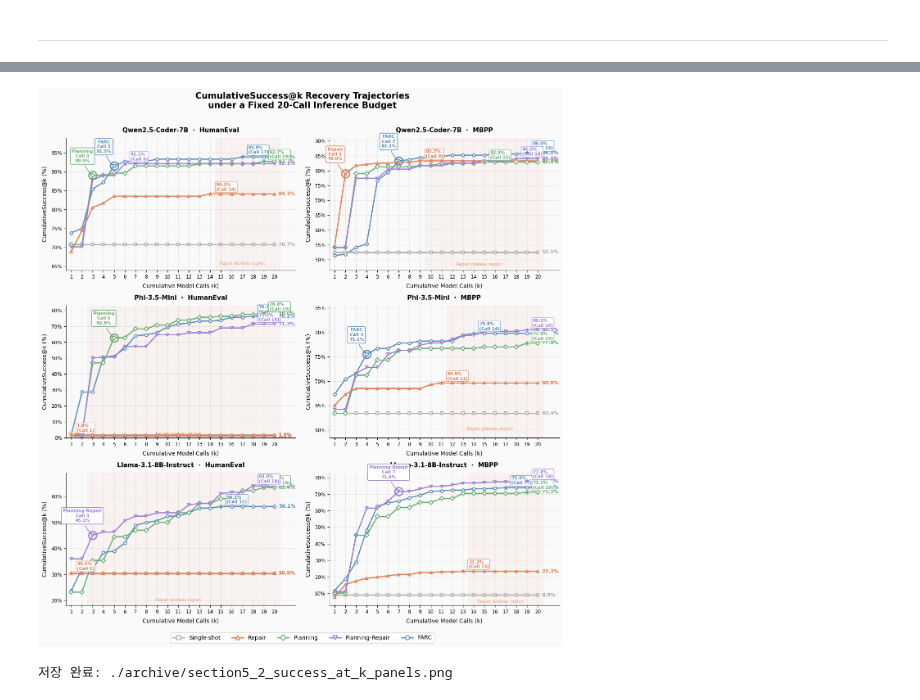
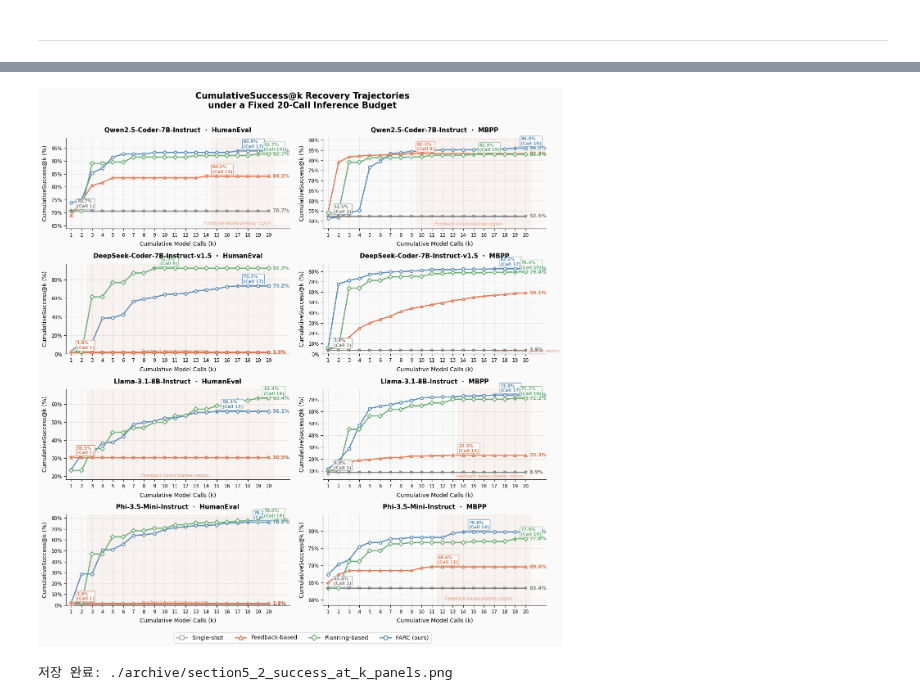
Before and after one commit to dibk100/project_IR_focus_sLM_orchestration, a Jupyter notebook: analysis/section5_2.ipynb, the cells around one changed output, grey strips where cells are left out. Cells and saved outputs as stored; diff of their text form; code cells hidden in the pictures.

```diff
--- a/analysis/section5_2.ipynb
+++ b/analysis/section5_2.ipynb
@@ -461,38 +519,29 @@ DATA
 
 # ── 스타일 ────────────────────────────────────────────────────────────────
 STYLE = {
-    "FARC":            {"color": "#5B8DB8", "marker": "o"},
-    "Single-shot":     {"color": "#AAAAAA", "marker": "s"},
-    "Repair":          {"color": "#E07B54", "marker": "^"},
-    "Planning":        {"color": "#6BAE75", "marker": "D"},
-    "Planning-Repair": {"color": "#9B7FD4", "marker": "v"},
+    "FARC (ours)":      {"color": "#5B8DB8", "marker": "o"},
+    "Single-shot":      {"color": "#AAAAAA", "marker": "s"},
+    "Feedback-based":   {"color": "#E07B54", "marker": "^"},
+    "Planning-based":   {"color": "#6BAE75", "marker": "D"},
 }
 
+
 PANEL_LAYOUT = [
-    ("Qwen2.5-Coder-7B", "HumanEval"),
-    ("Qwen2.5-Coder-7B", "MBPP"),
-    ("Phi-3.5-Mini",     "HumanEval"),
-    ("Phi-3.5-Mini",     "MBPP"),
+    ("Qwen2.5-Coder-7B-Instruct", "HumanEval"),
+    ("Qwen2.5-Coder-7B-Instruct", "MBPP"),
+    ("DeepSeek-Coder-7B-Instruct-v1.5",     "HumanEval"),
+    ("DeepSeek-Coder-7B-Instruct-v1.5",     "MBPP"),
     ("Llama-3.1-8B-Instruct",     "HumanEval"),
     ("Llama-3.1-8B-Instruct",     "MBPP"),
+    ("Phi-3.5-Mini-Instruct",     "HumanEval"),
+    ("Phi-3.5-Mini-Instruct",     "MBPP"),
 ]
 
 steps = list(range(1, 21))
-LEGEND_ORDER = ["Single-shot", "Repair", "Planning", "Planning-Repair", "FARC"]
-
-# ── 커스텀 말풍선 마크 정의 ───────────────────────────────────────────────
-# { (model, dataset): [ (strategy, step), ... ] }
-CUSTOM_MARKS = {
-    ("Qwen2.5-Coder-7B",      "HumanEval"): [("FARC", 5),     ("Planning", 3)],
-    ("Qwen2.5-Coder-7B",      "MBPP"):      [("Repair", 2),   ("FARC", 7)],
-    ("Phi-3.5-Mini",          "HumanEval"): [("Planning", 5)],
-    ("Phi-3.5-Mini",          "MBPP"):      [("FARC", 4)],
-    ("Llama-3.1-8B-Instruct", "HumanEval"): [("Planning-Repair", 3)],
-    ("Llama-3.1-8B-Instruct", "MBPP"):      [("Planning-Repair", 7)],
-}
+LEGEND_ORDER = ["Single-shot", "Feedback-based", "Planning-based", "FARC (ours)"]
 
 # ── Figure ────────────────────────────────────────────────────────────────
-fig, axes = plt.subplots(3, 2, figsize=(13, 13), sharey=False, constrained_layout=True)
+fig, axes = plt.subplots(4, 2, figsize=(13, 13), sharey=False, constrained_layout=True)
 fig.patch.set_facecolor("#FAFAFA")
 fig.suptitle(
     "CumulativeSuccess@k Recovery Trajectories\nunder a Fixed 20-Call Inference Budget",
@@ -511,9 +560,9 @@ for idx, (model, dataset) in enumerate(PANEL_LAYOUT):
     y_min = max(0,   min(all_vals) - 5)
     y_max = min(100, max(all_vals) + 5)
 
-    # Repair plateau 음영
-    if "Repair" in strats:
-        repair_vals = strats["Repair"]
+    # Feedback-based plateau 음영
+    if "Feedback-based" in strats:
+        repair_vals = strats["Feedback-based"]
         plateau_start = next(
             (i + 1 for i in range(1, len(repair_vals)) if repair_vals[i] == repair_vals[-1]),
             len(repair_vals),
@@ -521,7 +570,7 @@ for idx, (model, dataset) in enumerate(PANEL_LAYOUT):
         ax.axvspan(plateau_start + 0.5, 20.5, alpha=0.06, color="#E07B54", zorder=1)
         ax.text(
             (plateau_start + 20) / 2, y_min + 1.5,
-            "Repair plateau region",
+            "Feedback-based plateau region",
             ha="center", fontsize=7.5, color="#E07B54", alpha=0.75, style="italic",
         )
 
@@ -555,12 +604,13 @@ for idx, (model, dataset) in enumerate(PANEL_LAYOUT):
 
     # milestone: 각 전략의 값이 처음으로 최종값에 도달하는 step에 ★ 표시
     for label, values in strats.items():
-        if label in ("Single-shot",):
+        if label in ("Single-shot",):   # flat 전략은 스킵
             continue
         final = values[-1]
         milestone_step = next(
             (i + 1 for i, v in enumerate(values) if v >= final), len(values)
         )
+        # 최종 step이면 스킵 (특별히 강조할 변화 없음)
         if milestone_step == 20:
             continue
         s = STYLE.get(label, {"color": "gray", "marker": "x"})
@@ -582,48 +632,6 @@ for idx, (model, dataset) in enumerate(PANEL_LAYOUT):
                       ec=s["color"], alpha=0.85, lw=0.8),
         )
 
-    # ── 커스텀 말풍선 마크 ────────────────────────────────────────────────
-    for (label, step) in CUSTOM_MARKS.get((model, dataset), []):
-        if label not in strats:
-            continue
-        val = strats[label][step - 1]   # step은 1-based
-        s = STYLE.get(label, {"color": "gray", "marker": "x"})
-
-        # 강조 원형 마크
-        ax.plot(step, val,
-                marker="o", markersize=14,
-                color=s["color"], zorder=6,
-                markerfacecolor="none",
-                markeredgewidth=2.2,
-                markeredgecolor=s["color"])
-
-        # 말풍선 텍스트: "전략명\nStep k\n값%"
-        ax.annotate(
-            f"{label}\nCall {step}\n{val:.1f}%",
-            xy=(step, val),
-            xytext=(-18, 22),
-            textcoords="offset points",
-            fontsize=7.5,
-            color=s["color"],
-            fontweight="bold",
-            ha="center",
-            va="bottom",
-            arrowprops=dict(
-                arrowstyle="->",
-                color=s["color"],
-                lw=1.2,
-                connectionstyle="arc3,rad=0.2",
-            ),
-            bbox=dict(
-                boxstyle="round,pad=0.35",
-                fc="white",
-                ec=s["color"],
-                alpha=0.92,
-                lw=1.2,
-            ),
-            zorder=7,
-        )
-
     # 축 설정
     ax.set_xlim(0.5, 22)
     ax.set_ylim(y_min, y_max)
@@ -637,37 +645,37 @@ for idx, (model, dataset) in enumerate(PANEL_LAYOUT):
     ax.tick_params(axis="both", labelsize=8.5)
     ax.spines[["top", "right"]].set_visible(False)
 
-# ── 공통 범례 (루프 밖) ───────────────────────────────────────────────────
+# 공통 범례 (루프 밖)
 handles = [
     plt.Line2D([0], [0],
             color=STYLE[label]["color"],
             marker=STYLE[label]["marker"],
             markersize=7,
             markerfacecolor="white",
             markeredgewidth=1.6,
             markeredgecolor=STYLE[label]["color"],
             linewidth=2.0,
             label=label)
     for label in LEGEND_ORDER
 ]
 
 fig.legend(
     handles=handles,
     loc="lower center",
     ncol=len(LEGEND_ORDER),
     fontsize=10,
     frameon=True,
     framealpha=0.9,
     edgecolor="#CCCCCC",
     bbox_to_anchor=(0.5, -0.03),
 )
 
 plt.tight_layout()
 plt.savefig("./archive/section5_2_success_at_k_panels.png", dpi=150, bbox_inches="tight")
 plt.show()
 print("저장 완료: ./archive/section5_2_success_at_k_panels.png")
 # %% [output]
-[figure, old version]
+[figure, new version]
 저장 완료: ./archive/section5_2_success_at_k_panels.png
 # %%
 import matplotlib.pyplot as plt
```
Also changed, not shown: parts of 5 cells of this notebook, 8 other files.
